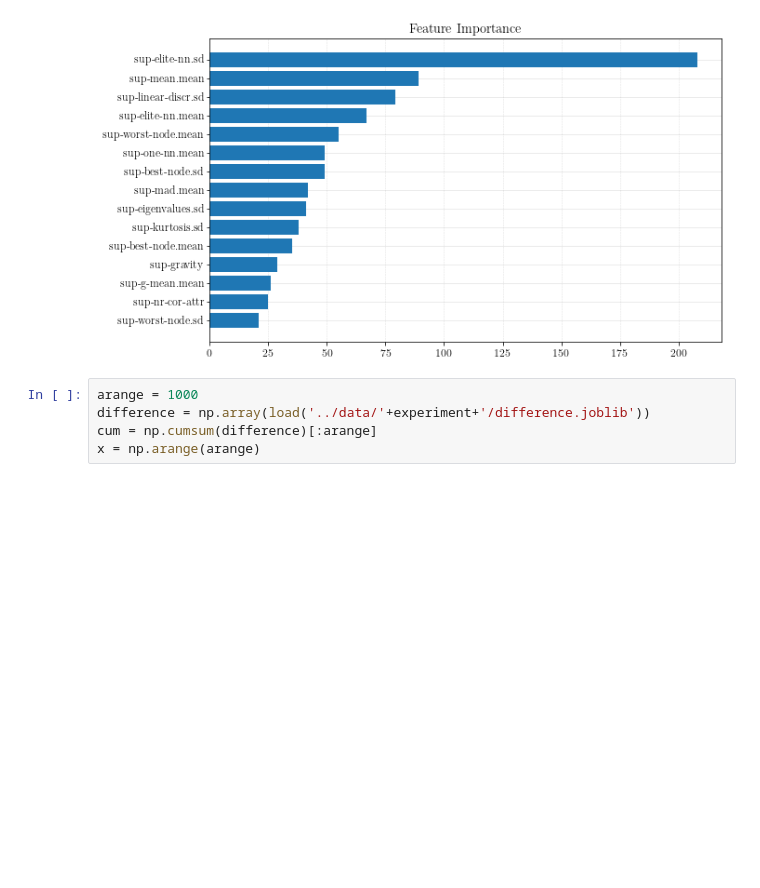
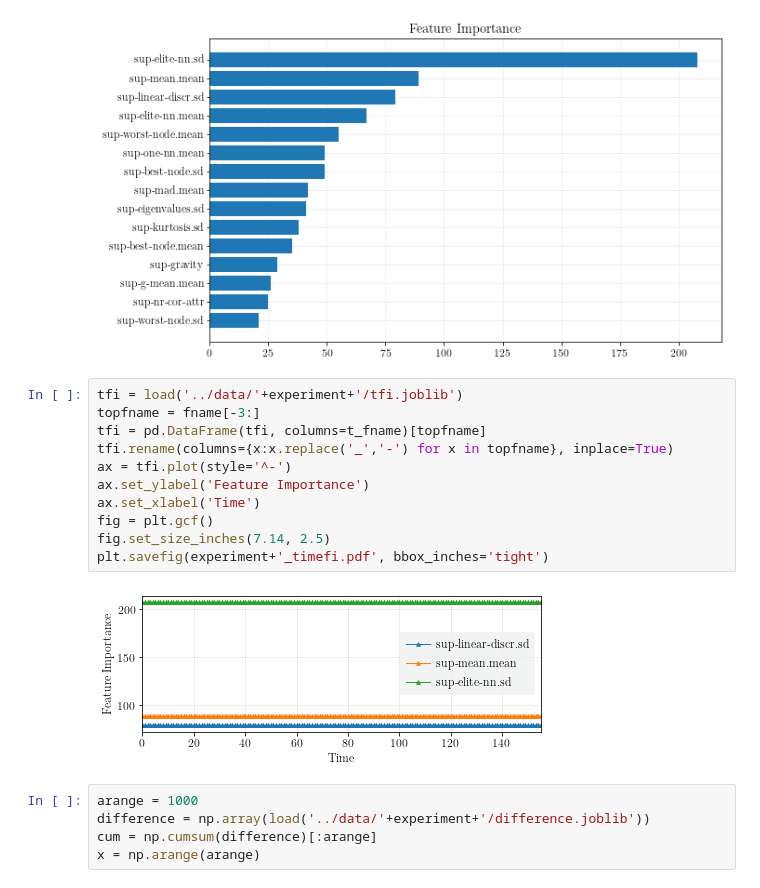
Before and after one commit to maffei2443/meta_experiments, a Jupyter notebook: notebooks/covtype.ipynb, the cells around one changed output. Cells and saved outputs as stored; diff of their text form; blank space fills up the shorter version.

```diff
--- a/notebooks/covtype.ipynb
+++ b/notebooks/covtype.ipynb
@@ -27,6 +27,19 @@ rects = plt.barh(pos, importance,
 plt.savefig(experiment+'_fi.pdf', bbox_inches='tight')
 # %% [output]
 [figure]
+# %%
+tfi = load('../data/'+experiment+'/tfi.joblib')
+topfname = fname[-3:]
+tfi = pd.DataFrame(tfi, columns=t_fname)[topfname]
+tfi.rename(columns={x:x.replace('_','-') for x in topfname}, inplace=True)
+ax = tfi.plot(style='^-')
+ax.set_ylabel('Feature Importance')
+ax.set_xlabel('Time')
+fig = plt.gcf()
+fig.set_size_inches(7.14, 2.5)
+plt.savefig(experiment+'_timefi.pdf', bbox_inches='tight')
+# %% [output]
+[figure, added]
 # %%
 arange = 1000
 difference = np.array(load('../data/'+experiment+'/difference.joblib'))
```
Also changed, not shown: 5 other files.
